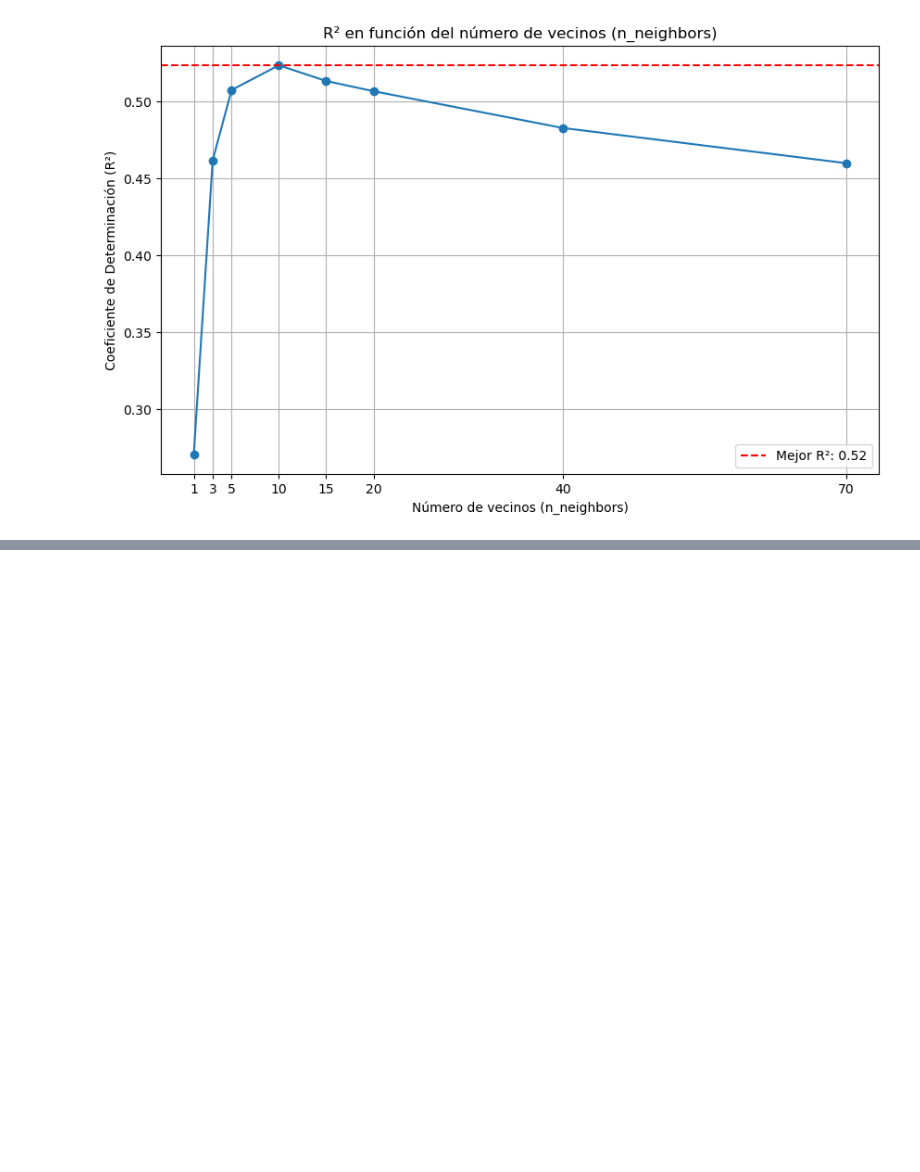
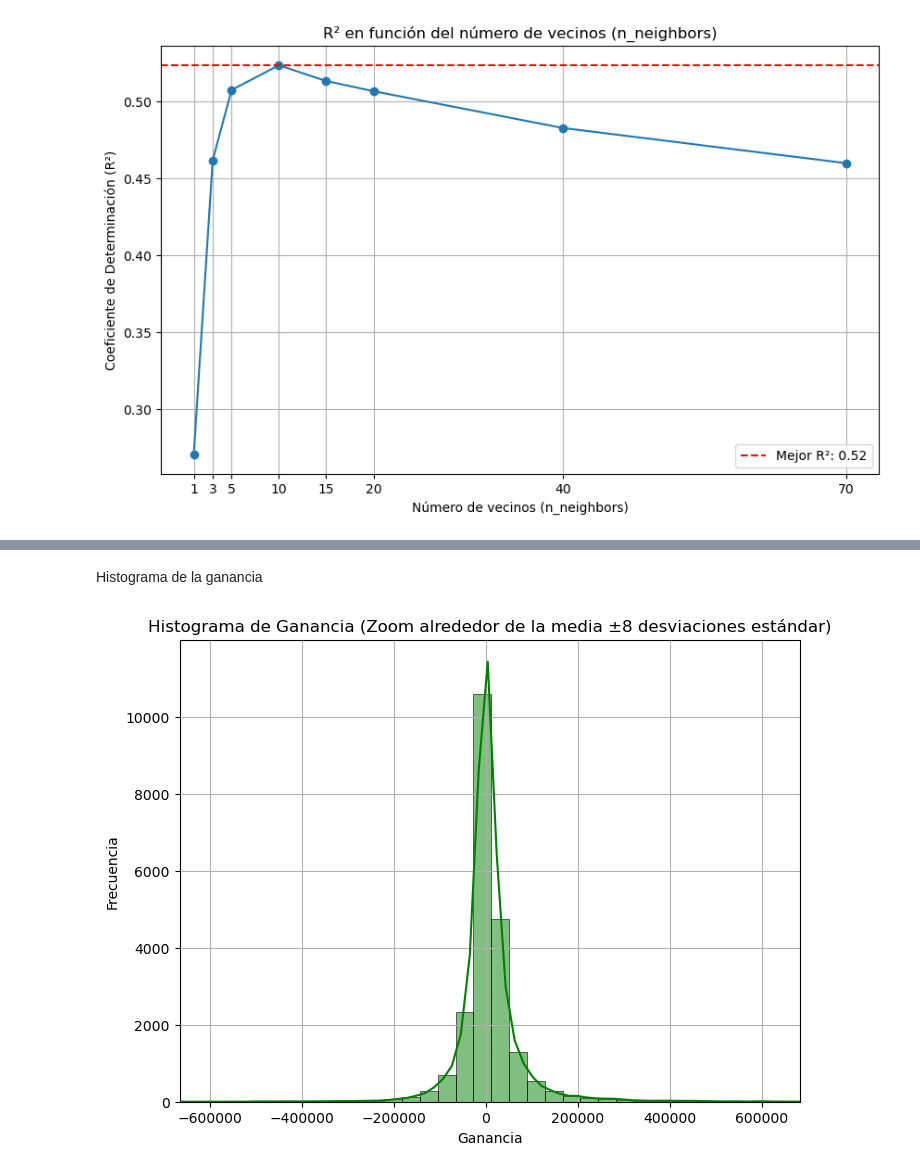
Before and after one commit to Daniel-ca-re/Reto_Proteccion, a Jupyter notebook: main.ipynb, the cells around one changed output, grey strips where cells are left out. Cells and saved outputs as stored; diff of their text form; code cells hidden in the pictures; blank space fills up the shorter version.

```diff
--- a/main.ipynb
+++ b/main.ipynb
@@ -484,0 +566,3 @@ Mejores parámetros: n_neighbors = 10
+# %%
+y_predict=model.predict(X_log)
+ganancia=np.exp(y_log)-np.exp(y_predict)
@@ -484,0 +626,23 @@ Mejores parámetros: n_neighbors = 10
+# %% [markdown]
+Histograma de la ganancia
+# %%
+
+# Supongamos que 'ganancia' es un vector de datos (una serie de pandas)
+media = ganancia.mean()
+desviacion = ganancia.std()
+
+# Calcular los límites para el zoom (8 desviaciones estándar)
+x_min = media - 8 * desviacion
+x_max = media + 8 * desviacion
+
+# Crear el histograma con el zoom, 100 barras y color verde claro
+plt.figure(figsize=(8, 6))
+sns.histplot(data=ganancia, kde=True, bins=100, color='green')
+plt.title('Histograma de Ganancia (Zoom alrededor de la media ±8 desviaciones estándar)')
+plt.xlabel('Ganancia')
+plt.ylabel('Frecuencia')
+plt.xlim(x_min, x_max)  # Ajustar los límites del eje x para hacer zoom
+plt.grid(True)
+plt.show()
+# %% [output]
+[figure, added]
```
Also changed, not shown: parts of 39 cells of this notebook, 1 other file.
